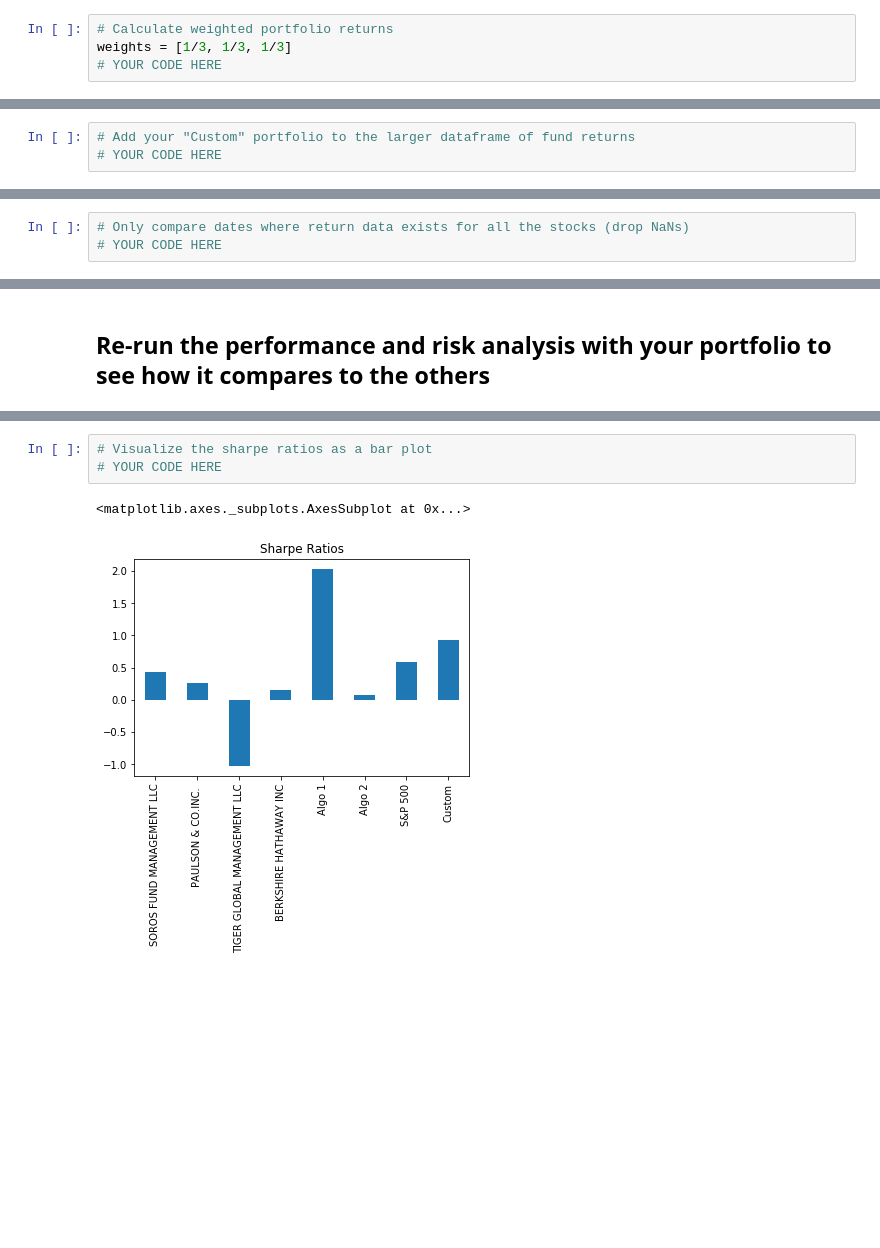
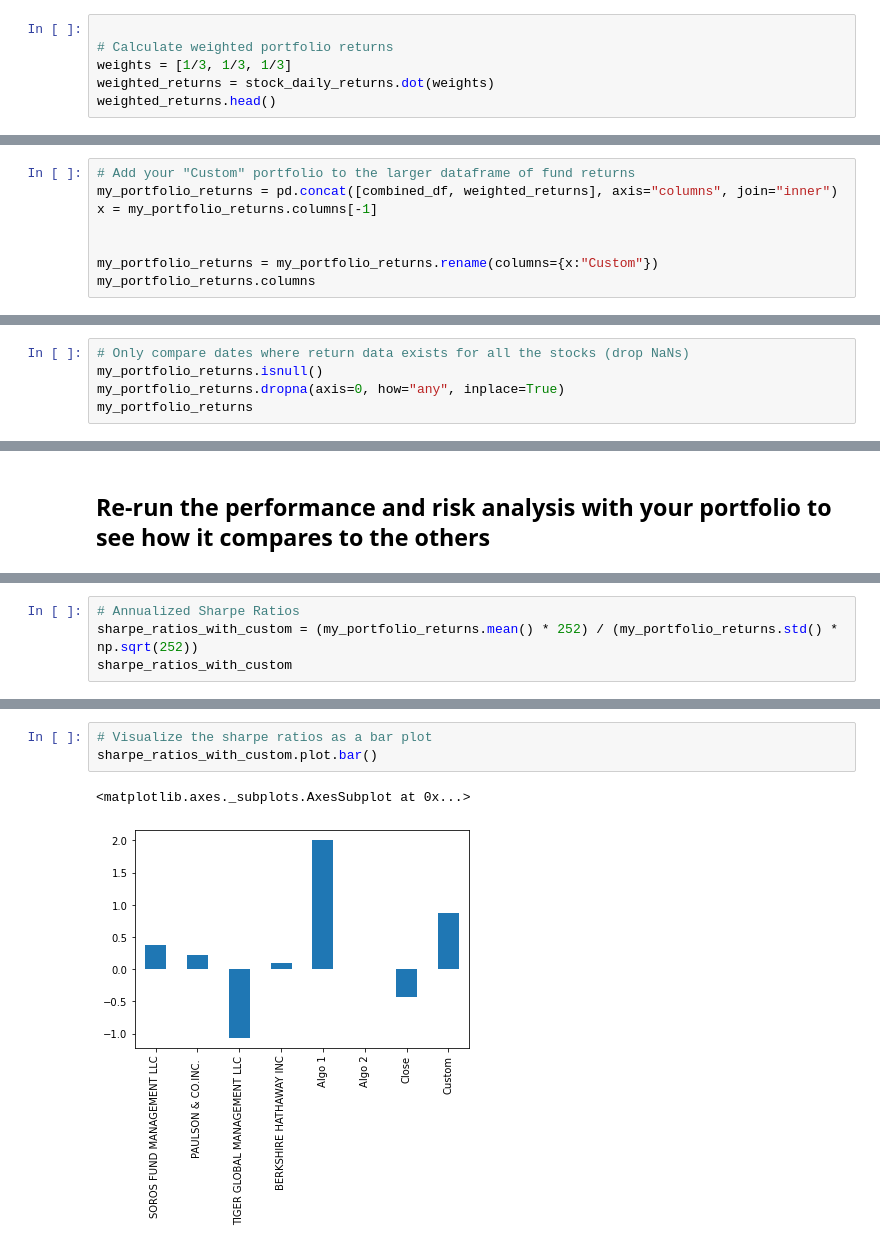
Before and after one commit to dstroe/homework4resubmit, a Jupyter notebook: hw_04-Pandas_Instructions_Starter_Code_whale_analysis (1).ipynb, the cells around one changed output, grey strips where cells are left out. Cells and saved outputs as stored; diff of their text form; blank space fills up the shorter version.

```diff
--- a/hw_04-Pandas_Instructions_Starter_Code_whale_analysis (1).ipynb
+++ b/hw_04-Pandas_Instructions_Starter_Code_whale_analysis (1).ipynb
@@ -433,9 +452,11 @@ aapl_historical.head()
 # %% [markdown]
 ## Calculate the weighted returns for the portfolio assuming an equal number of shares for each stock
 # %%
+
 # Calculate weighted portfolio returns
 weights = [1/3, 1/3, 1/3]
-# YOUR CODE HERE
+weighted_returns = stock_daily_returns.dot(weights)
+weighted_returns.head()
 # %% [output]
 Trade DATE
 2018-05-14    0.000015
@@ -448,5 +469,10 @@ dtype: float64
 ## Join your portfolio returns to the DataFrame that contains all of the portfolio returns
 # %%
 # Add your "Custom" portfolio to the larger dataframe of fund returns
-# YOUR CODE HERE
+my_portfolio_returns = pd.concat([combined_df, weighted_returns], axis="columns", join="inner")
+x = my_portfolio_returns.columns[-1]
+
+
+my_portfolio_returns = my_portfolio_returns.rename(columns={x:"Custom"})
+my_portfolio_returns.columns
 # %% [output]
@@ -460,3 +483,5 @@ dtype: float64
 # %%
 # Only compare dates where return data exists for all the stocks (drop NaNs)
-# YOUR CODE HERE
+my_portfolio_returns.isnull()
+my_portfolio_returns.dropna(axis=0, how="any", inplace=True)
+my_portfolio_returns
@@ -496,0 +525,4 @@ dtype: float64
+# %%
+# Annualized Sharpe Ratios
+sharpe_ratios_with_custom = (my_portfolio_returns.mean() * 252) / (my_portfolio_returns.std() * np.sqrt(252))
+sharpe_ratios_with_custom
@@ -497,8 +539,8 @@ dtype: float64
 # %%
 # Visualize the sharpe ratios as a bar plot
-# YOUR CODE HERE
+sharpe_ratios_with_custom.plot.bar()
 # %% [output]
 <matplotlib.axes._subplots.AxesSubplot at 0x...>
-[figure, old version]
+[figure, new version]
 # %%
 # Create a correlation analysis
```
Also changed, not shown: parts of 28 cells of this notebook.
